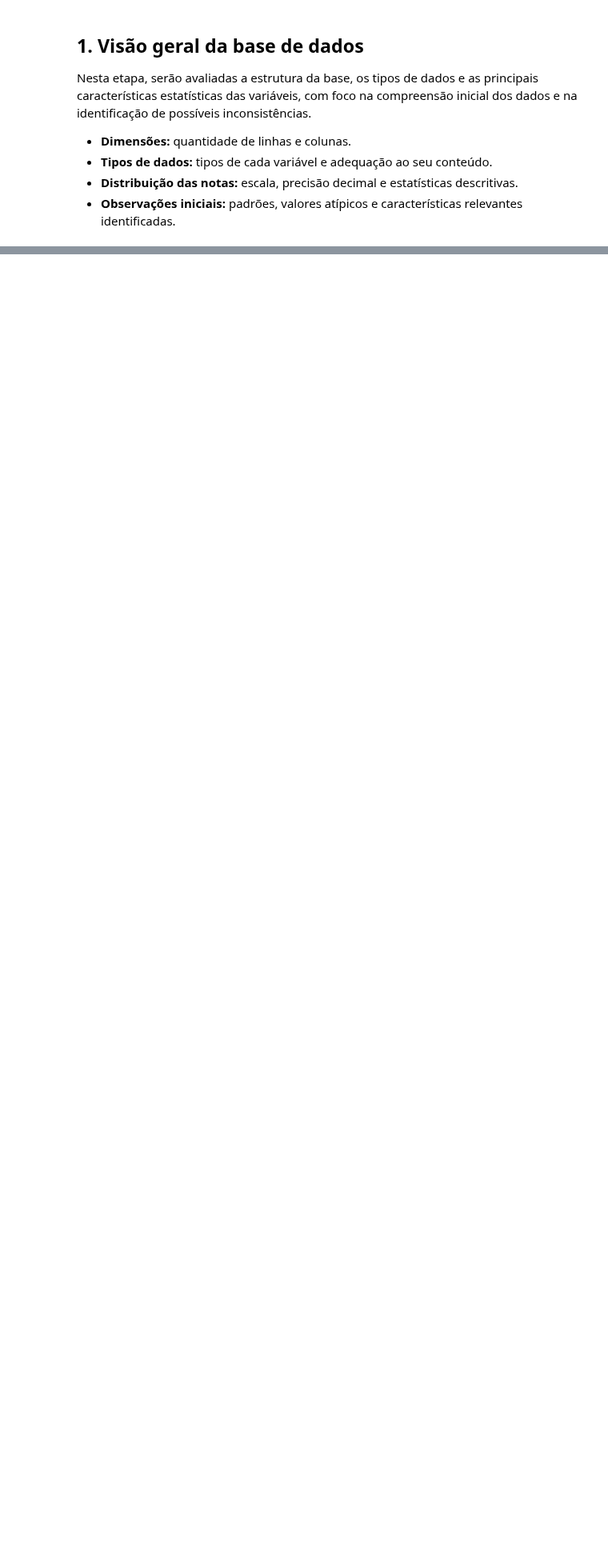
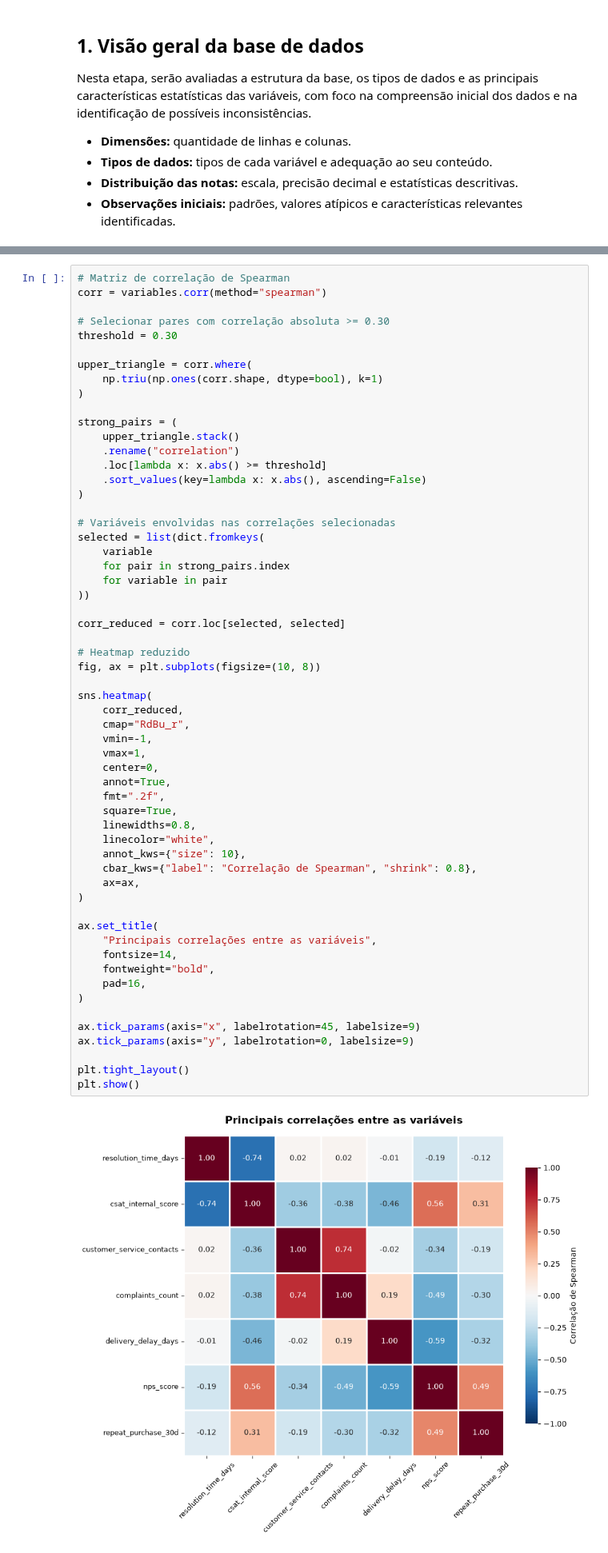
Before and after one commit to jpvbrandaos/tech-challenge-nps-preditivo, a Jupyter notebook: notebooks/01_qualidade_e_tratamento.ipynb, the cells around one changed output, grey strips where cells are left out. Shown at 80% size. Drawn from its saved outputs; the diff is of its cells as text; blank space fills up the shorter version.

```diff
--- a/notebooks/01_qualidade_e_tratamento.ipynb
+++ b/notebooks/01_qualidade_e_tratamento.ipynb
@@ -104,0 +377,60 @@ raw.drop(columns=["customer_id", "order_id"]).describe().T.round(2)
+# %%
+# Matriz de correlação de Spearman
+corr = variables.corr(method="spearman")
+
+# Selecionar pares com correlação absoluta >= 0.30
+threshold = 0.30
+
+upper_triangle = corr.where(
+    np.triu(np.ones(corr.shape, dtype=bool), k=1)
+)
+
+strong_pairs = (
+    upper_triangle.stack()
+    .rename("correlation")
+    .loc[lambda x: x.abs() >= threshold]
+    .sort_values(key=lambda x: x.abs(), ascending=False)
+)
+
+# Variáveis envolvidas nas correlações selecionadas
+selected = list(dict.fromkeys(
+    variable
+    for pair in strong_pairs.index
+    for variable in pair
+))
+
+corr_reduced = corr.loc[selected, selected]
+
+# Heatmap reduzido
+fig, ax = plt.subplots(figsize=(10, 8))
+
+sns.heatmap(
+    corr_reduced,
+    cmap="RdBu_r",
+    vmin=-1,
+    vmax=1,
+    center=0,
+    annot=True,
+    fmt=".2f",
+    square=True,
+    linewidths=0.8,
+    linecolor="white",
+    annot_kws={"size": 10},
+    cbar_kws={"label": "Correlação de Spearman", "shrink": 0.8},
+    ax=ax,
+)
+
+ax.set_title(
+    "Principais correlações entre as variáveis",
+    fontsize=14,
+    fontweight="bold",
+    pad=16,
+)
+
+ax.tick_params(axis="x", labelrotation=45, labelsize=9)
+ax.tick_params(axis="y", labelrotation=0, labelsize=9)
+
+plt.tight_layout()
+plt.show()
+# %% [output]
+[figure, added]
```
Also changed, not shown: parts of 18 cells of this notebook.
